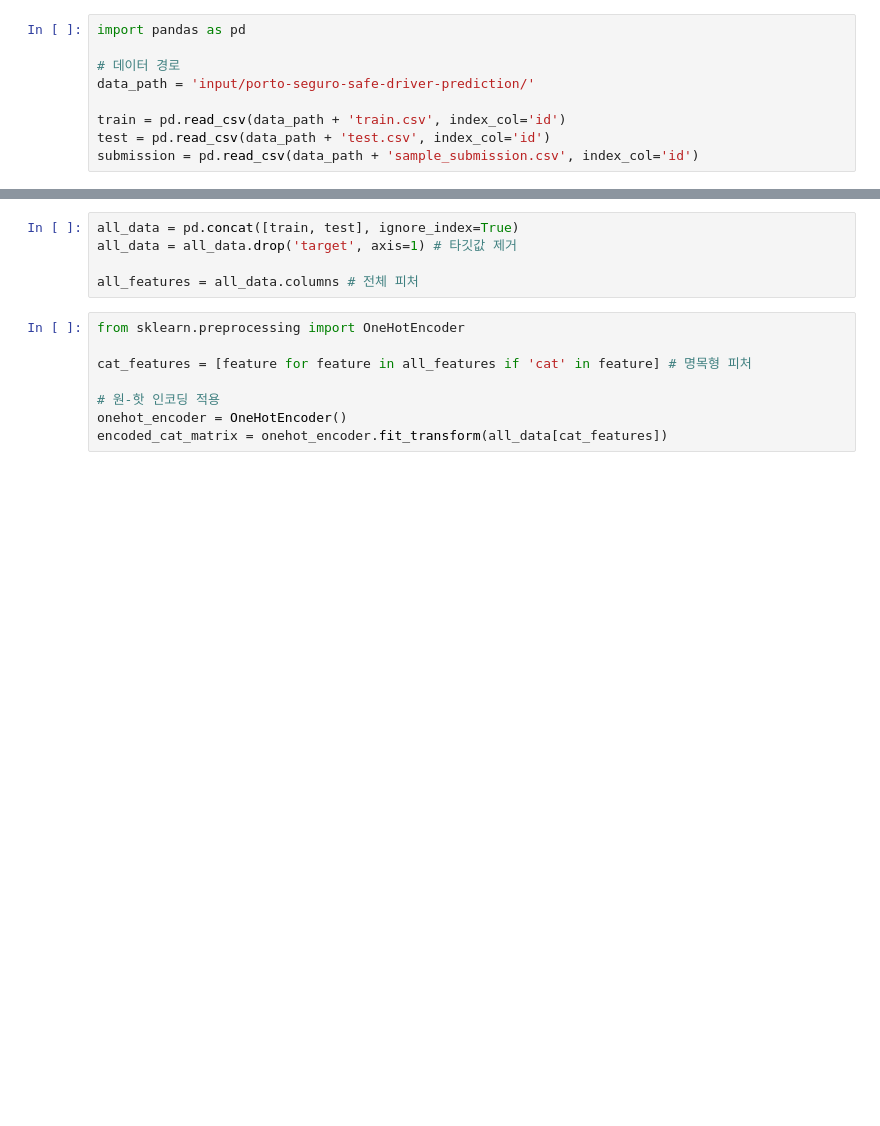
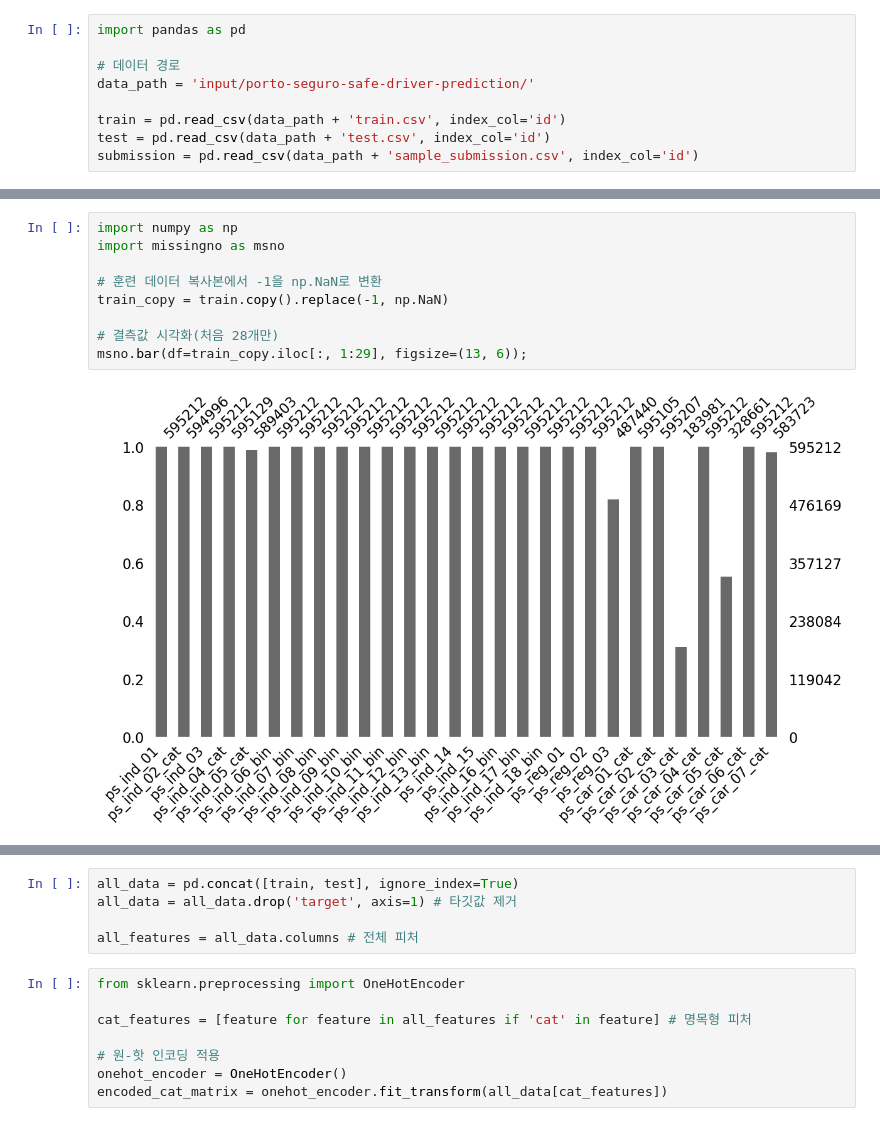
Before and after one commit to restful3/ds4th_study, a Jupyter notebook: code_dongwoo/ch08-porto-seguro-safe-driver-prediction.ipynb, the cells around one changed output, grey strips where cells are left out. Cells and saved outputs as stored; diff of their text form; blank space fills up the shorter version.

```diff
--- a/code_dongwoo/ch08-porto-seguro-safe-driver-prediction.ipynb
+++ b/code_dongwoo/ch08-porto-seguro-safe-driver-prediction.ipynb
@@ -9,0 +55,11 @@ submission = pd.read_csv(data_path + 'sample_submission.csv', index_col='id')
+# %%
+import numpy as np
+import missingno as msno
+
+# 훈련 데이터 복사본에서 -1을 np.NaN로 변환
+train_copy = train.copy().replace(-1, np.NaN)
+
+# 결측값 시각화(처음 28개만)
+msno.bar(df=train_copy.iloc[:, 1:29], figsize=(13, 6));
+# %% [output]
+[figure, added]
```
Also changed, not shown: parts of 18 cells of this notebook.
